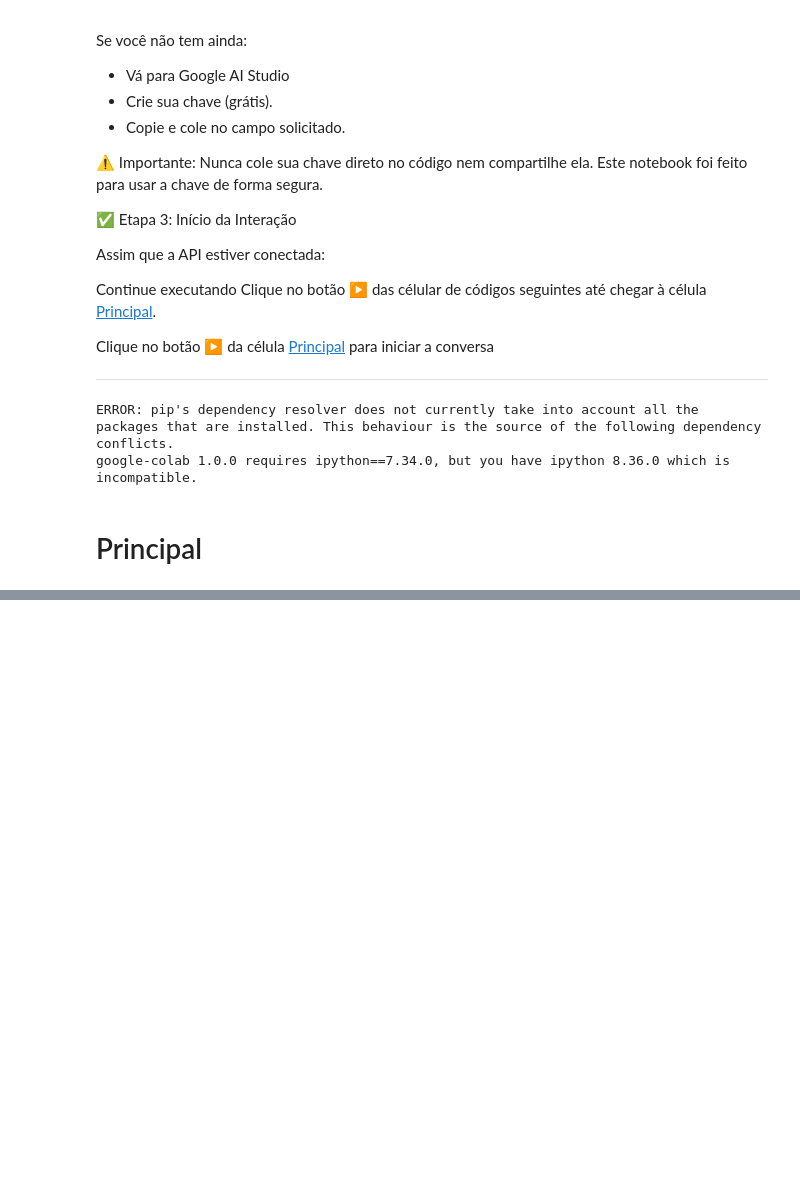
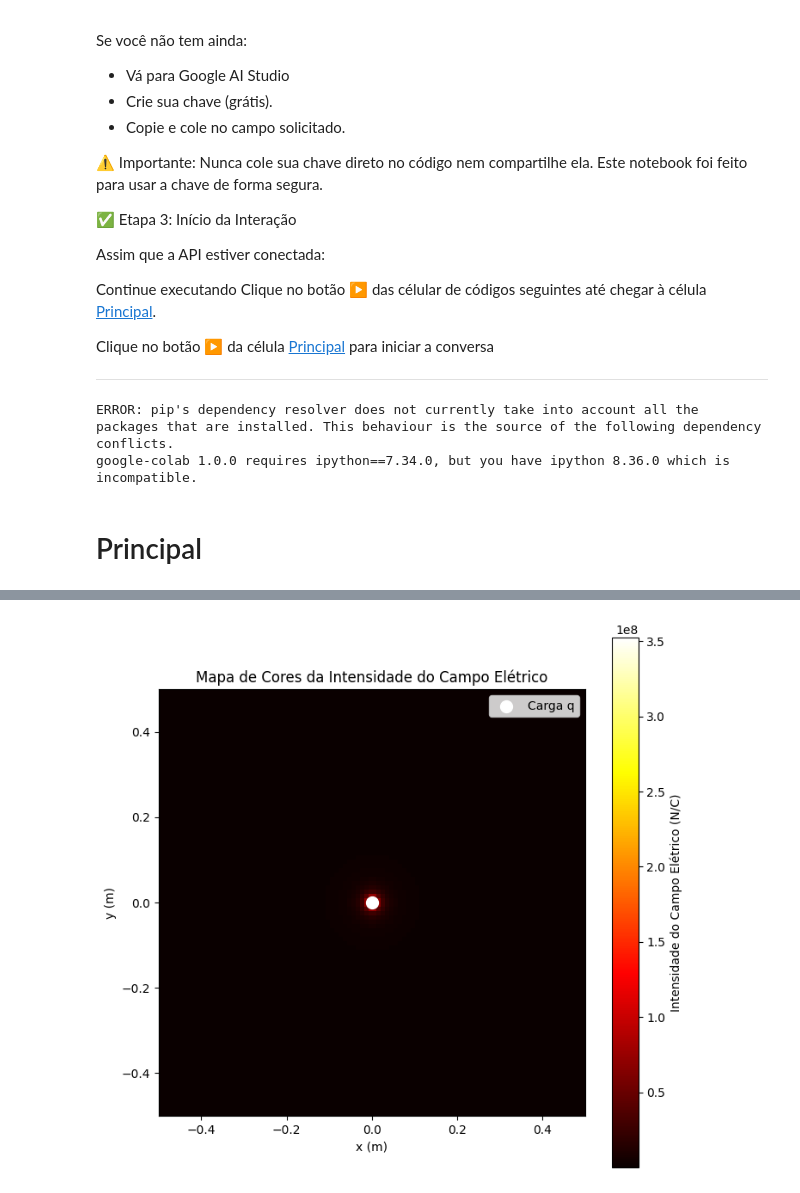
Before and after one commit to hansufsm/FisicaIA, a Jupyter notebook: esquadrao_fisicaia.ipynb, the cells around one changed output, grey strips where cells are left out. Drawn from its saved outputs; the diff is of its cells as text; code cells hidden in the pictures; blank space fills up the shorter version.

```diff
--- a/esquadrao_fisicaia.ipynb
+++ b/esquadrao_fisicaia.ipynb
@@ -356,0 +576,26 @@ Vamos resolver juntos: - display(to_markdown(plano_de_contexto))!
+# %%
+# Mapa de cores da intensidade do campo elétrico:
+ # Um mapa de cores que mostra a intensidade do campo elétrico em diferentes regiões ao redor da carga.
+ # 3. Mapa de cores da intensidade do campo elétrico
+ def electric_field_magnitude(x, y, q_pos=(0, 0)):
+  """Calcula a magnitude do campo elétrico no ponto (x, y)."""
+  r = np.sqrt((x - q_pos[0])**2 + (y - q_pos[1])**2)
+  return k * abs(q) / r**2
+
+
+ x, y = np.meshgrid(np.linspace(-0.5, 0.5, 100), np.linspace(-0.5, 0.5, 100))
+ E_magnitude = electric_field_magnitude(x, y)
+
+
+ plt.figure(figsize=(8, 8))
+ plt.imshow(E_magnitude, extent=[-0.5, 0.5, -0.5, 0.5], origin='lower', cmap='hot')
+ plt.colorbar(label='Intensidade do Campo Elétrico (N/C)')
+ plt.xlabel('x (m)')
+ plt.ylabel('y (m)')
+ plt.title('Mapa de Cores da Intensidade do Campo Elétrico')
+ plt.scatter(0, 0, color='white', marker='o', s=100, label='Carga q')
+ plt.legend()
+ plt.gca().set_aspect('equal', adjustable='box')
+ plt.show()
+# %% [output]
+[figure, added]
```
Also changed, not shown: parts of 8 cells of this notebook.
